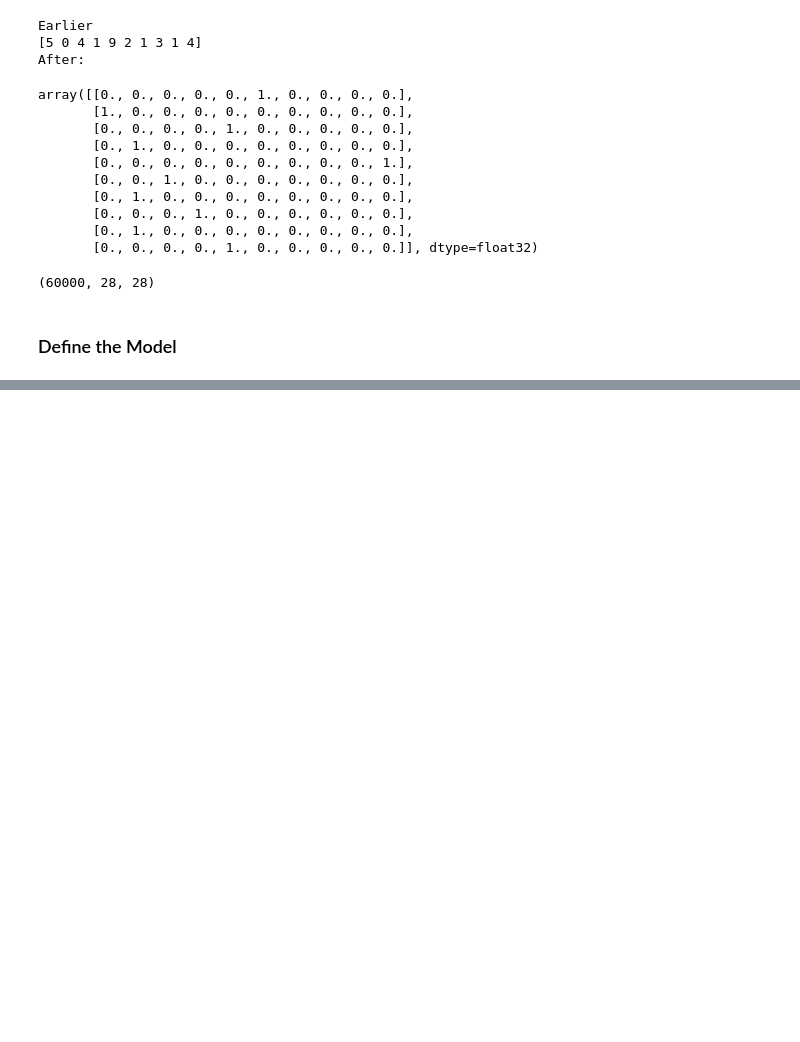
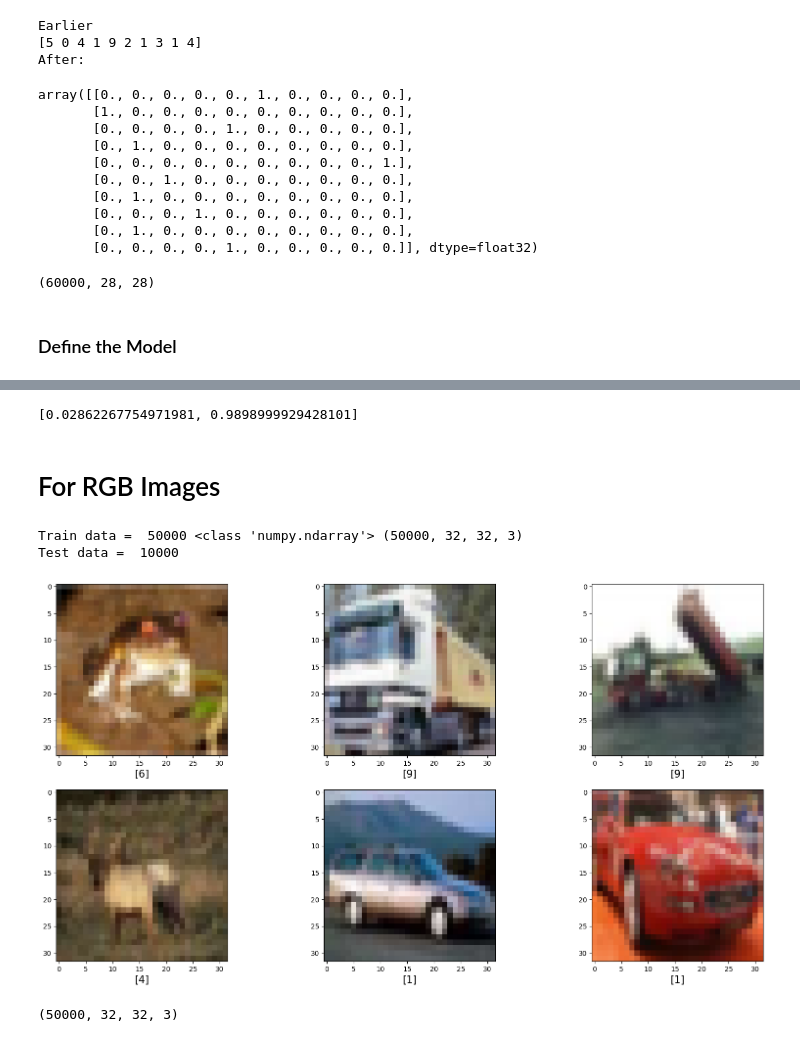
Before and after one commit to ujj-kum/Google-Colab-Notebooks, a Jupyter notebook: CNN.ipynb, the cells around one changed output, grey strips where cells are left out. Drawn from its saved outputs; the diff is of its cells as text; code cells hidden in the pictures; blank space fills up the shorter version.

```diff
--- a/CNN.ipynb
+++ b/CNN.ipynb
@@ -149,0 +233,24 @@ model.add(Conv2D(32, kernel_size=(3,3), padding='same', activation='relu', input
+# %%
+score
+# %% [output]
+[0.02862267754971981, 0.9898999929428101]
+# %% [markdown]
+# For RGB Images
+# %%
+from tensorflow.keras.datasets import cifar10
+
+(X_train, y_train), (X_test, y_test) = cifar10.load_data()
+# %%
+print("Train data = ", len(X_train), type(X_train), X_train.shape)
+print("Test data = ", len(X_test))
+# %% [output]
+Train data =  50000 <class 'numpy.ndarray'> (50000, 32, 32, 3)
+Test data =  10000
+# %%
+fig, axes = plt.subplots(2, 3, figsize=(20,10))
+axes = axes.flatten()
+for _ in range(6):
+    axes[_].imshow(X_train[_])
+    axes[_].set_xlabel(y_train[_], fontsize=15)
+# %% [output]
+[figure, added]
@@ -149,0 +260,4 @@ model.add(Conv2D(32, kernel_size=(3,3), padding='same', activation='relu', input
+# %%
+X_train.shape
+# %% [output]
+(50000, 32, 32, 3)
```
Also changed, not shown: parts of 16 cells of this notebook.
